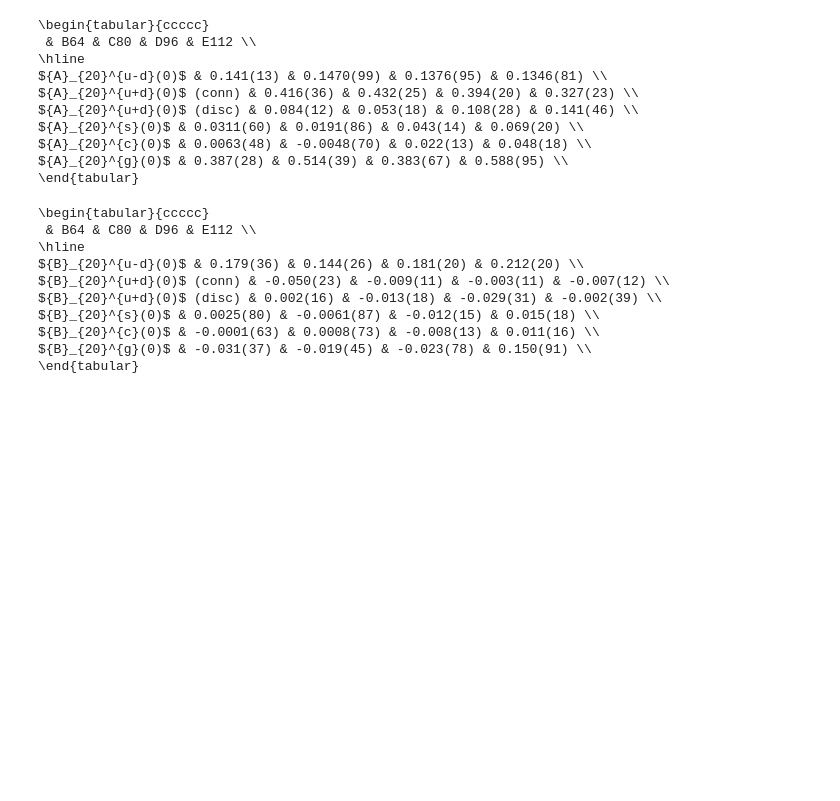
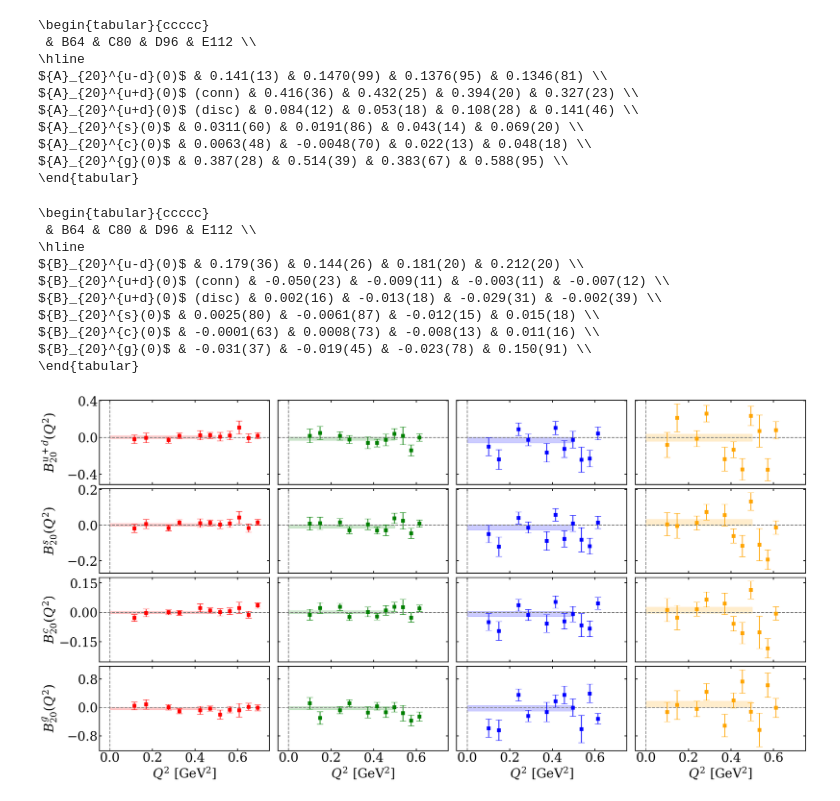
Before and after one commit to lee14916/glwc3, a Jupyter notebook: project2/05_moments/plot_paper_Q2dep.ipynb, the cells around one changed output. Saved outputs shown, nothing was run; the diff lists cells and outputs as text; code cells hidden in the pictures; blank space fills up the shorter version.

```diff
--- a/project2/05_moments/plot_paper_Q2dep.ipynb
+++ b/project2/05_moments/plot_paper_Q2dep.ipynb
@@ -154,6 +154,7 @@ for ij,j in enumerate(js):
     for iens,ens in enumerate(enss):
         yunit=ens2RCs_np_me[ens]['Zqq(mu=nu)']/ens2RCs_np_me[ens]['Zqq(mu!=nu)'] if j in ['j-;conn'] else 1
         ax=axs[ij,iens]
+        yu.addRefLine(ax,0,hv='v')
         color=yu.colors8[iens]
         yu.addRefLine(ax,0)
 
@@ -208,5 +286,4 @@ yu.finalizePlot('A20_Q2_conn',tightQ=False)
 # %%
-
 colors=['r','g','b','orange']
 js=['j-;conn','j+;conn']
 ylabels=[r'${B}_{20}^{u-d}(Q^2)$',r'${B}_{20}^{u+d}(Q^2)$']
@@ -217,7 +294,7 @@ xunit=1
 for iens,ens in enumerate(enss):
     ax=axs[-1,iens]
     ax.set_xlabel(r'$Q^2$ [GeV$^2$]')
-    ax.set_xlim([0,1.05])
+    ax.set_xlim([-0.05,1.05])
     ax.set_xticks(np.arange(0,1.2,0.25))
     ax.set_xticklabels(['0','0.25','0.5','0.75','1'])
 df=[]
@@ -229,6 +306,7 @@ for ij,j in enumerate(js):
     for iens,ens in enumerate(enss):
         yunit=ens2RCs_np_me[ens]['Zqq(mu=nu)']/ens2RCs_np_me[ens]['Zqq(mu!=nu)'] if j in ['j-;conn'] else 1
         ax=axs[ij,iens]
+        yu.addRefLine(ax,0,hv='v')
         color=yu.colors8[iens]
         yu.addRefLine(ax,0)
 
@@ -293,7 +528,7 @@ xunit=1
 for iens,ens in enumerate(enss):
     ax=axs[-1,iens]
     ax.set_xlabel(r'$Q^2$ [GeV$^2$]')
-    ax.set_xlim([0,0.75])
+    ax.set_xlim([-0.05,0.75])
     ax.set_xticks(np.arange(0,0.8,0.2))
     # ax.set_xticklabels(['0','0.25','0.5','0.75','1'])
 df=[]
@@ -305,11 +540,17 @@ for ij,j in enumerate(js):
     for iens,ens in enumerate(enss):
         yunit=1
         ax=axs[ij,iens]
+        yu.addRefLine(ax,0,hv='v')
         color=yu.colors8[iens]
         yu.addRefLine(ax,0)
 
         tftcphy = tftcphy_B20_conn if j in js_conn else tftcphy_B20_discq if j in js_discq else tftcphy_B20_gluon if j in js_gluon else 1/0
+
         key2bare={cttejn[3:]:cttejn_key2bare_B20[cttejn] for cttejn in cttejn_key2bare_B20.keys() if cttejn[:3]==(c1,tftcphy[0],tftcphy[1])}
+
+        # if 'jg' in j and ens=='e':
+        #     n2qpp1=(2,2,0)
+        #     key2bare[(ens,j,n2qpp1)]=cttejn_key2bare_B20[(c1,0.6,0.2,ens,j,n2qpp1)]
 
         n2qpp1s=[key[-1] for key in key2bare.keys() if key[0]==ens and key[1]==j]
         Q2s=np.array([yum.n2qpp12Q2(n2qpp1,ens) for n2qpp1 in n2qpp1s])
@@ -329,31 +570,33 @@ for ij,j in enumerate(js):
             fitfunc=yu.fitfunc_const
 
         inds=[i for i,Q2 in enumerate(Q2s) if Q2<=Q2cut]
         Q2s=Q2s[inds]
         ys=ys[:,inds]
 
         pars_jk,chi2_jk,Ndof=doFit(Q2s,ys,corrQ=False) if doFit!=yu.doFit_const else doFit(ys,corrQ=False)
 
         xs_plt=np.arange(0,Q2cut+1e-5,0.05)
         y_plt=np.array([fitfunc(xs_plt,*pars) for pars in pars_jk])
         mean,err=yu.jackme(y_plt)
         plt_x=xs_plt*xunit; plt_y=mean*yunit; plt_yerr=err*yunit
         ax.fill_between(plt_x,plt_y-plt_yerr,plt_y+plt_yerr,color=color,alpha=0.2,label=yu.un2str(plt_y[0],plt_yerr[0]))
         # ax.legend()
         df_row.append(yu.un2str(plt_y[0],plt_yerr[0]))
     df.append(df_row)
     ax.yaxis.set_major_locator(yu.MaxNLocator(nbins=3))
 
-yu.finalizePlot('B20_Q2_disc',tightQ=False)
+yu.finalizePlot('B20_Q2_disc',tightQ=False,closeQ=False)
 
 # f=np.array(df)
 # df=pd.DataFrame(df,index=[ylabel.replace('Q^2','0') for ylabel in ylabels],columns=[yu.ens2label[ens] for ens in enss])
 # tex=df.to_latex(
 #     escape=False,          # allow latex in labels
 #     column_format='ccccc',
 #     bold_rows=False,
 # )
 # tex = tex.replace(r'\toprule'+'\n',r'')
 # tex = tex.replace(r'\midrule', r'\hline')
 # tex = tex.replace(r'\bottomrule'+'\n',r'')
 # print(tex)
+# %% [output]
+[figure, added]
```
Also changed, not shown: parts of 6 cells of this notebook, 19 other files.
